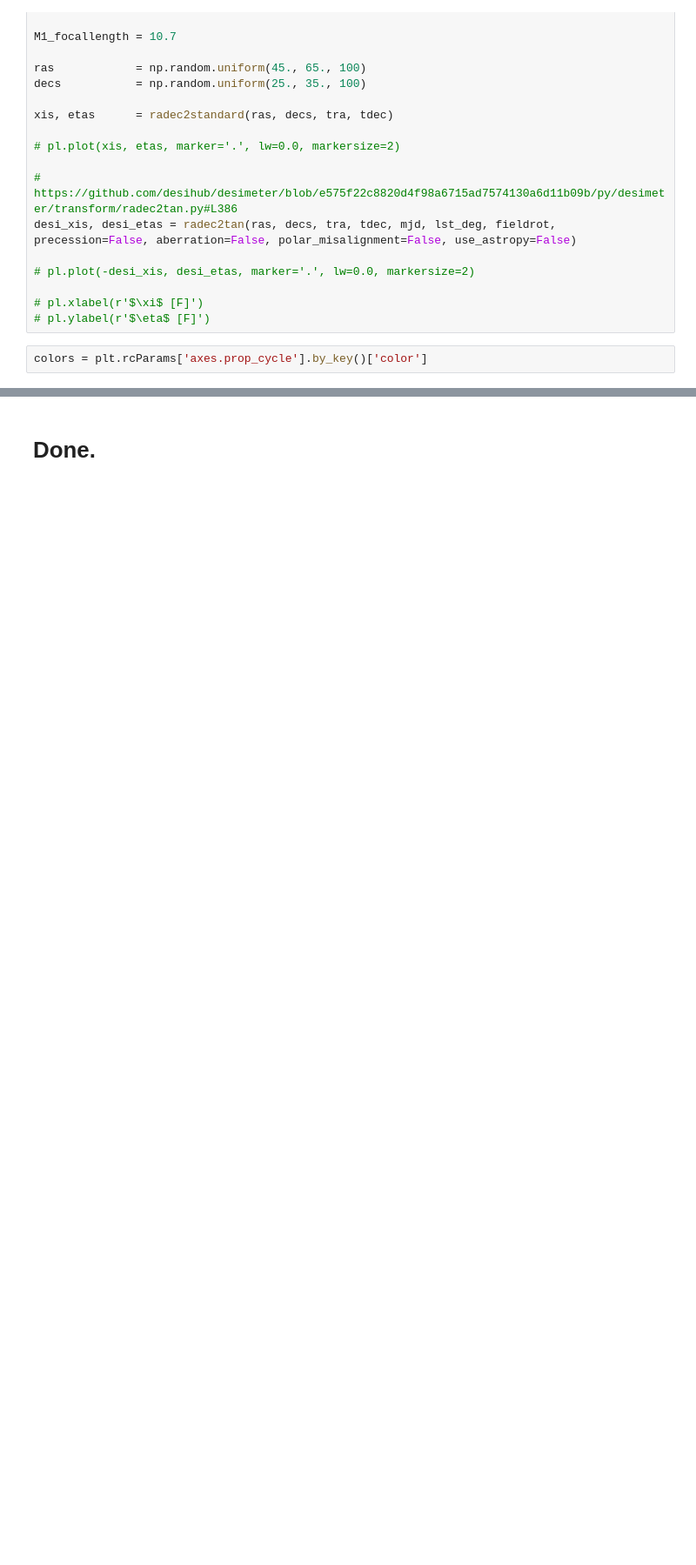
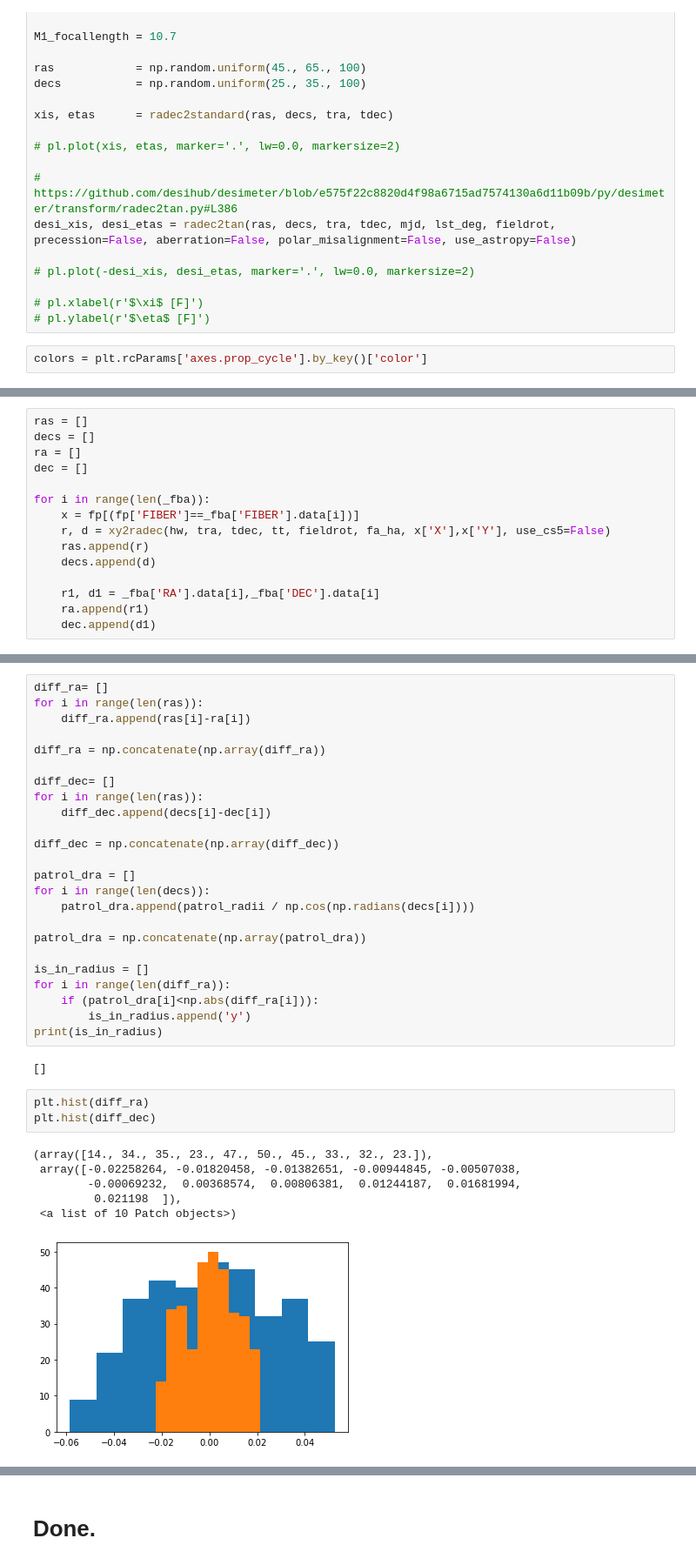
Before and after one commit to michaelJwilson/S4Mock, a Jupyter notebook: fatile_plot.ipynb, the cells around one changed output, grey strips where cells are left out. Shown at 87% size. Saved outputs shown, nothing was run; the diff lists cells and outputs as text; blank space fills up the shorter version.

```diff
--- a/fatile_plot.ipynb
+++ b/fatile_plot.ipynb
@@ -352,0 +382,15 @@ Requested fieldrot=-1107.2 arcsec delta=-0.0 arcsec
+# %%
+ras = []
+decs = []
+ra = []
+dec = []
+
+for i in range(len(_fba)):
+    x = fp[(fp['FIBER']==_fba['FIBER'].data[i])]
+    r, d = xy2radec(hw, tra, tdec, tt, fieldrot, fa_ha, x['X'],x['Y'], use_cs5=False)
+    ras.append(r)
+    decs.append(d)
+
+    r1, d1 = _fba['RA'].data[i],_fba['DEC'].data[i]
+    ra.append(r1)
+    dec.append(d1)
@@ -352,0 +415,36 @@ Requested fieldrot=-1107.2 arcsec delta=-0.0 arcsec
+# %%
+diff_ra= []
+for i in range(len(ras)):
+    diff_ra.append(ras[i]-ra[i])
+
+diff_ra = np.concatenate(np.array(diff_ra))
+
+diff_dec= []
+for i in range(len(ras)):
+    diff_dec.append(decs[i]-dec[i])
+
+diff_dec = np.concatenate(np.array(diff_dec))
+
+patrol_dra = []
+for i in range(len(decs)):
+    patrol_dra.append(patrol_radii / np.cos(np.radians(decs[i])))
+
+patrol_dra = np.concatenate(np.array(patrol_dra))
+
+is_in_radius = []
+for i in range(len(diff_ra)):
+    if (patrol_dra[i]<np.abs(diff_ra[i])):
+        is_in_radius.append('y')
+print(is_in_radius)
+# %% [output]
+[]
+# %%
+plt.hist(diff_ra)
+plt.hist(diff_dec)
+# %% [output]
+(array([14., 34., 35., 23., 47., 50., 45., 33., 32., 23.]),
+ array([-0.02258264, -0.01820458, -0.01382651, -0.00944845, -0.00507038,
+        -0.00069232,  0.00368574,  0.00806381,  0.01244187,  0.01681994,
+         0.021198  ]),
+ <a list of 10 Patch objects>)
+[figure, added]
```
Also changed, not shown: parts of 8 cells of this notebook.
